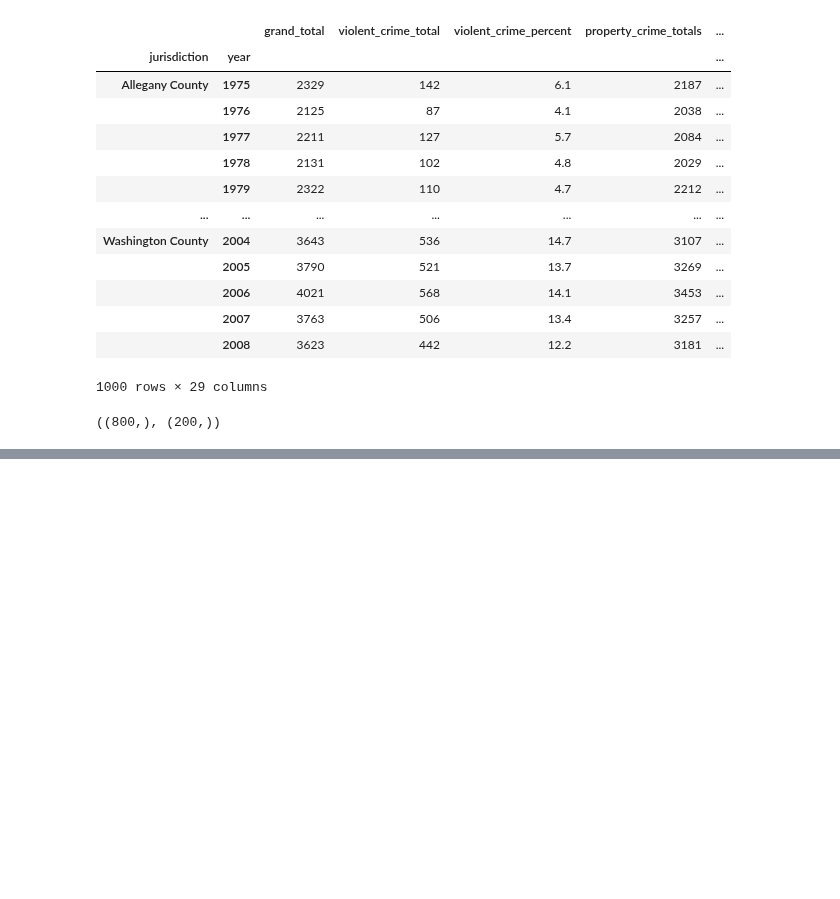
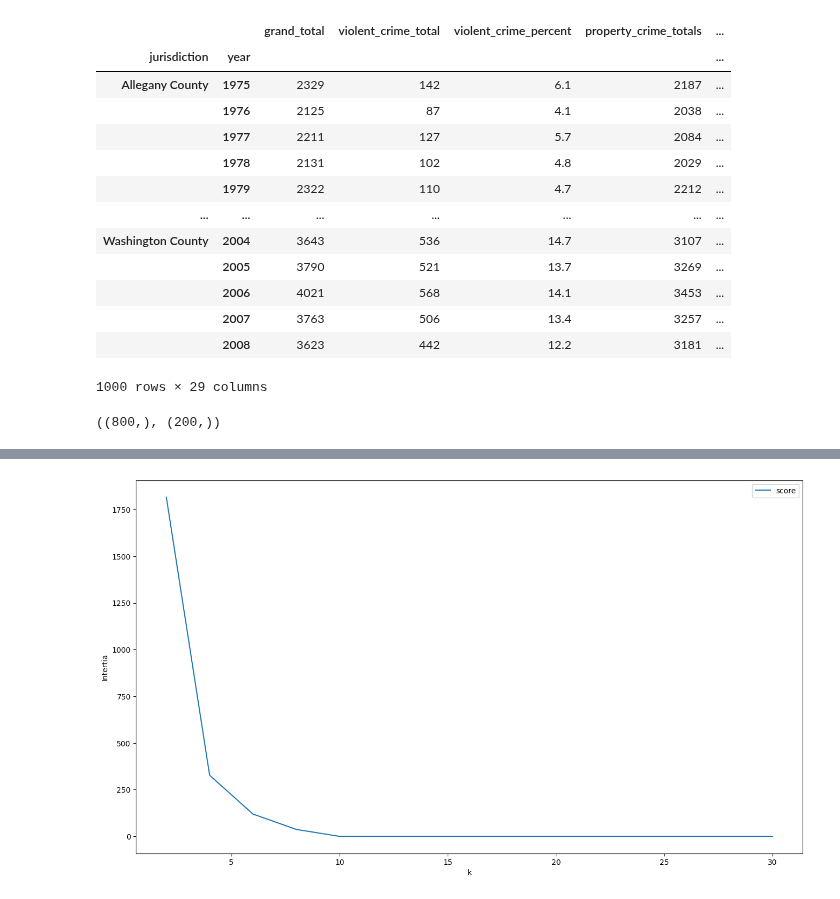
Before and after one commit to kimesco/maryland-crime-project, a Jupyter notebook: exploration.ipynb, the cells around one changed output, grey strips where cells are left out. Drawn from its saved outputs; the diff is of its cells as text; code cells hidden in the pictures; blank space fills up the shorter version.

```diff
--- a/exploration.ipynb
+++ b/exploration.ipynb
@@ -269,0 +395,11 @@ Baltimore City 1980 0.6666666666666669
+# %%
+# Let us test different values of k
+interia_scores = []
+for test_k in range(2, 32, 2):
+    print(test_k)
+
+    tmp_model = KMeans(n_clusters=test_k)
+    tmp_model.fit(county_cluster_df)
+
+    score = tmp_model.inertia_
+    interia_scores.append((test_k, score))
@@ -269,0 +422,3 @@ Baltimore City 1980 0.6666666666666669
+# %%
+intertia_df = pd.DataFrame(interia_scores, columns=["k", "score"])
+intertia_df
@@ -269,0 +442,11 @@ Baltimore City 1980 0.6666666666666669
+# %%
+fig = plt.figure(figsize=(16,9))
+ax = fig.add_subplot(1,1,1)
+
+intertia_df.plot("k", "score", ax=ax)
+
+ax.set_ylabel("Intertia")
+
+plt.show()
+# %% [output]
+[figure, added]
```
Also changed, not shown: parts of 16 cells of this notebook.
